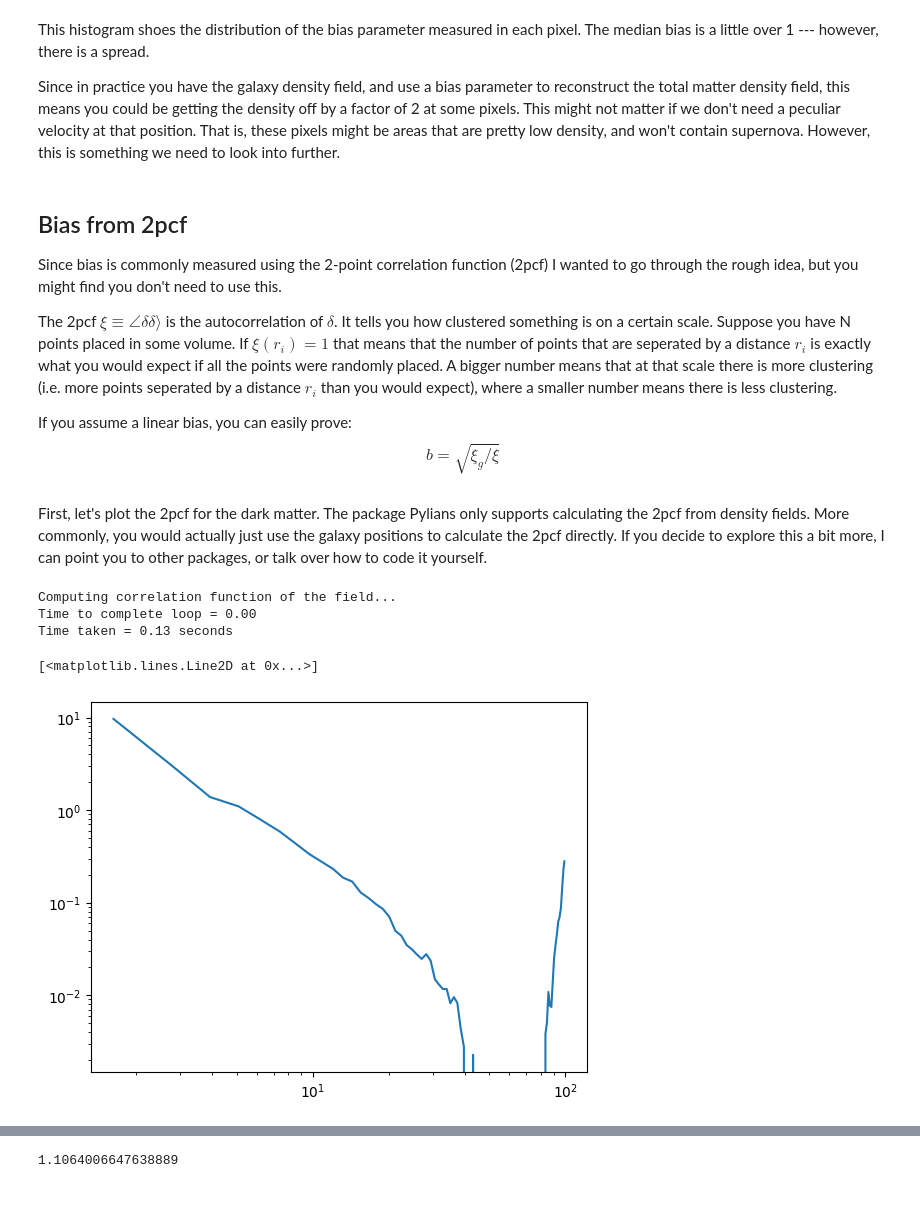
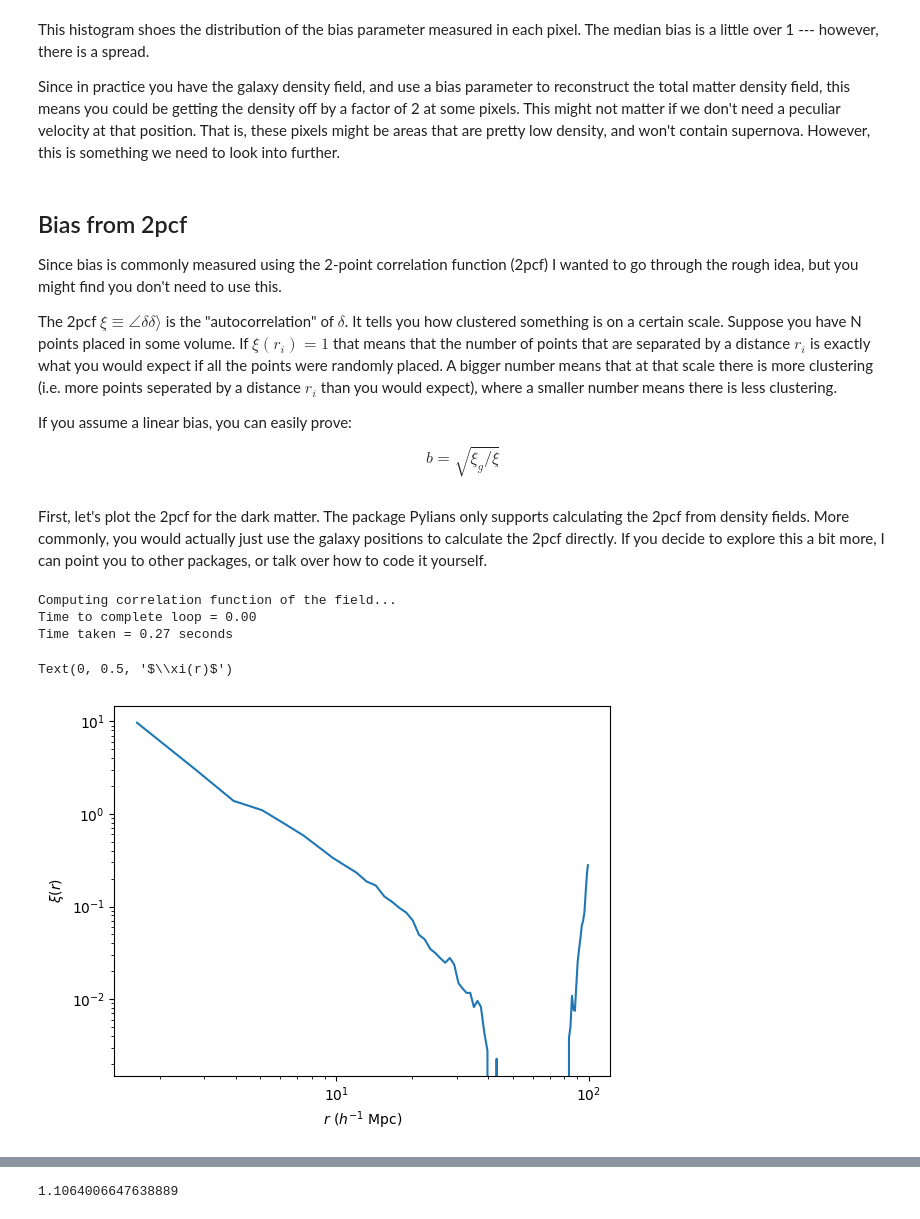
Before and after one commit to hilo-cat/pvtheory, a Jupyter notebook: notebooks/Peculiar_Velocities.ipynb, the cells around one changed output, grey strips where cells are left out. Cells and saved outputs as stored; diff of their text form; code cells hidden in the pictures.

```diff
--- a/notebooks/Peculiar_Velocities.ipynb
+++ b/notebooks/Peculiar_Velocities.ipynb
@@ -216,10 +249,11 @@ Since in practice you have the galaxy density field, and use a bias parameter to
 
 Since bias is commonly measured using the  2-point correlation function (2pcf) I wanted to go through the rough idea, but you might find you don't need to use this.
 
-The 2pcf $\xi \equiv \angle \delta \delta \rangle$ is the autocorrelation of $\delta$. It tells you how clustered something is on a certain scale. Suppose you have N points placed in some volume. If $\xi(r_i)=1$ that means that the number of points that are seperated by a distance $r_i$ is exactly what you would expect if all the points were randomly placed. A bigger number means that at that scale there is more clustering (i.e. more points seperated by a distance $r_i$ than you would expect), where a smaller number means there is less clustering.
+The 2pcf $\xi \equiv \angle \delta \delta \rangle$ is the "autocorrelation" of $\delta$. It tells you how clustered something is on a certain scale. Suppose you have N points placed in some volume. If $\xi(r_i)=1$ that means that the number of points that are separated by a distance $r_i$ is exactly what you would expect if all the points were randomly placed. A bigger number means that at that scale there is more clustering (i.e. more points seperated by a distance $r_i$ than you would expect), where a smaller number means there is less clustering.
 
 If you assume a linear bias, you can easily prove:
-\begin{equation} \label{eq:linearbias}
+
+\begin{equation}
 b = \sqrt{\xi_g/ \xi}
 \end{equation}
 # %% [markdown]
@@ -228,23 +262,25 @@ First, let's plot the 2pcf for the dark matter. The package Pylians only support
 # %%
 import Pk_library as PKL
 
 # correlation function parameters
 BoxSize = 115 #Mpc/h
 MAS = 'CIC'
 axis = 0
 
 # compute the correlation function
 CF = PKL.Xi(delta, BoxSize, MAS, axis, threads)
 
 # get the attribute
 r = CF.r3D #radii in Mpc/h
 xi0 = CF.xi[:,0] #correlation function (monopole)
 
 plt.loglog(r,xi0)
+plt.xlabel(r'$r\ (h^{-1}\ {\rm Mpc})$')
+plt.ylabel(r'$\xi(r)$')
 # %% [output]
 Computing correlation function of the field...
 Time to complete loop = 0.00
-Time taken = 0.13 seconds
+Time taken = 0.27 seconds
-[<matplotlib.lines.Line2D at 0x...>]
+Text(0, 0.5, '$\\xi(r)$')
-[figure, old version]
+[figure, new version]
 # %% [markdown]
```
Also changed, not shown: parts of 14 cells of this notebook, 2 other files.
